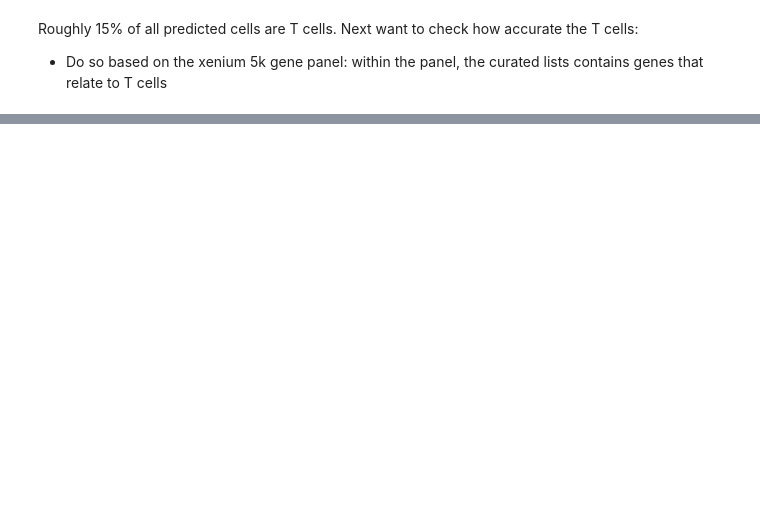
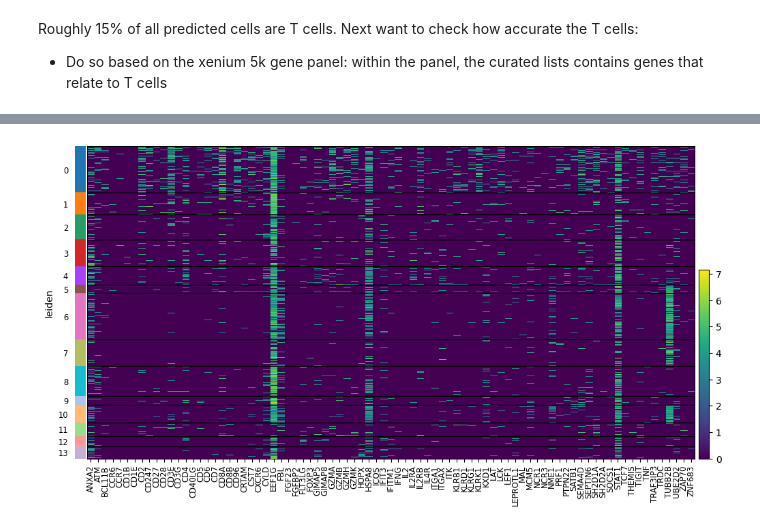
Before and after one commit to bellxwu/Py_Xen_SCLC, a Jupyter notebook: analyses/04_data_analysis/Xen_SCLC_cohort/01-Xen_exploratory.ipynb, the cells around one changed output, grey strips where cells are left out. Drawn from its saved outputs; the diff is of its cells as text; code cells hidden in the pictures; blank space fills up the shorter version.

```diff
--- a/analyses/04_data_analysis/Xen_SCLC_cohort/01-Xen_exploratory.ipynb
+++ b/analyses/04_data_analysis/Xen_SCLC_cohort/01-Xen_exploratory.ipynb
@@ -91,0 +223,5 @@ array([[0.      , 3.166625, 0.      , ..., 0.      , 0.      , 0.      ],
+# %%
+# create heatmap
+sc.pl.heatmap(adata_64312, var_names=genes, groupby='leiden', show_gene_labels=True, figsize=(12, 6))
+# %% [output]
+[figure, added]
```
Also changed, not shown: parts of 22 cells of this notebook.
